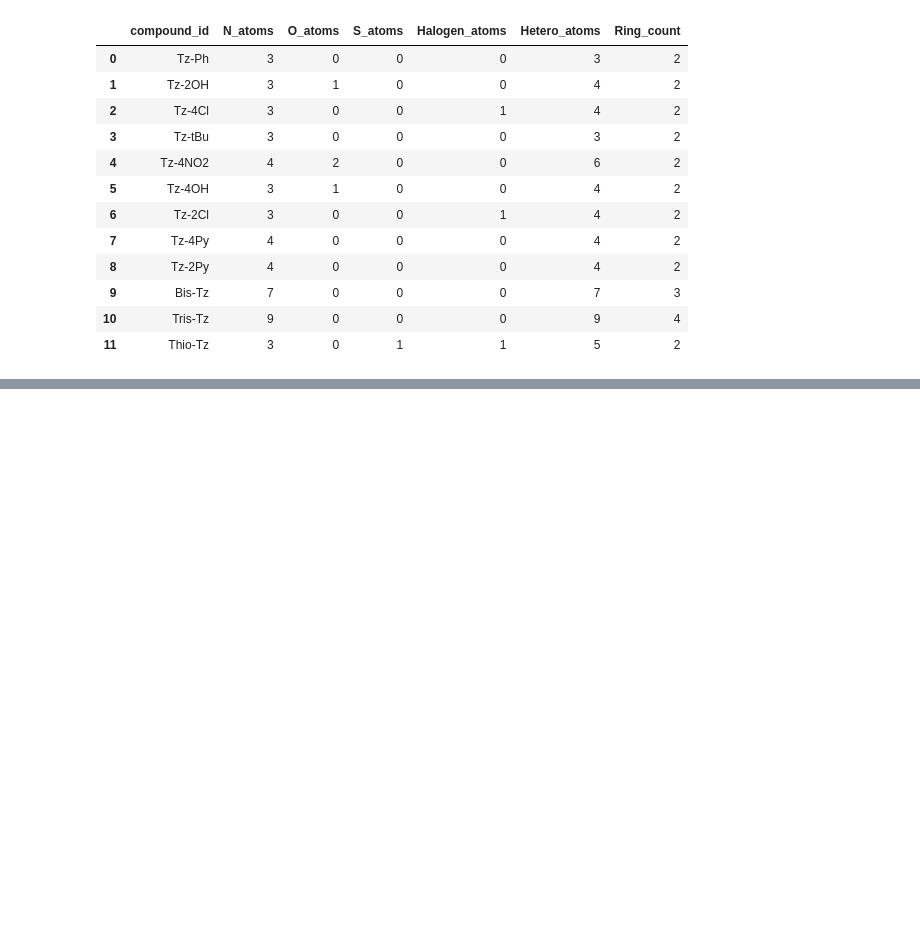
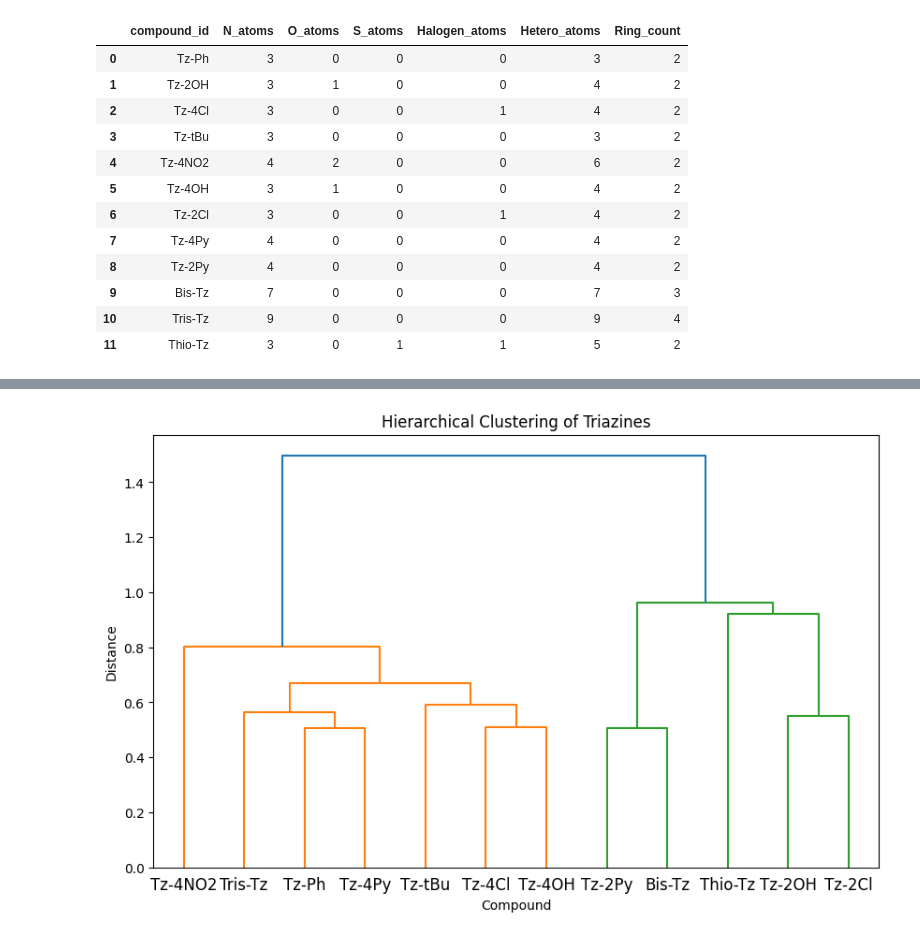
Before and after one commit to joyboy-gr5/triazine-cheminformatics, a Jupyter notebook: notebooks/01_experimental_compounds.ipynb, the cells around one changed output, grey strips where cells are left out. Cells and saved outputs as stored; diff of their text form; code cells hidden in the pictures; blank space fills up the shorter version.

```diff
--- a/notebooks/01_experimental_compounds.ipynb
+++ b/notebooks/01_experimental_compounds.ipynb
@@ -171,0 +259,19 @@ descriptor_df[["compound_id","N_atoms","O_atoms","S_atoms","Halogen_atoms","Hete
+# %%
+from scipy.cluster.hierarchy import linkage, dendrogram
+
+linked = linkage(sim_df, method='ward')
+
+plt.figure(figsize=(10,6))
+
+dendrogram(
+    linked,
+    labels=descriptor_df["compound_id"].tolist()
+)
+
+plt.title("Hierarchical Clustering of Triazines")
+plt.xlabel("Compound")
+plt.ylabel("Distance")
+
+plt.show()
+# %% [output]
+[figure, added]
```
Also changed, not shown: parts of 9 cells of this notebook, 54 other files.
